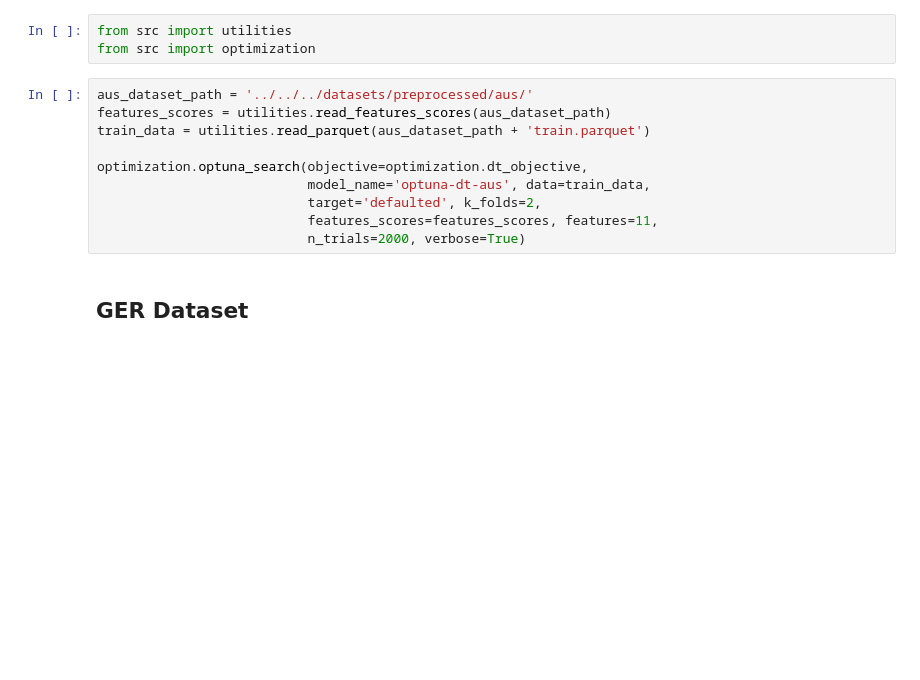
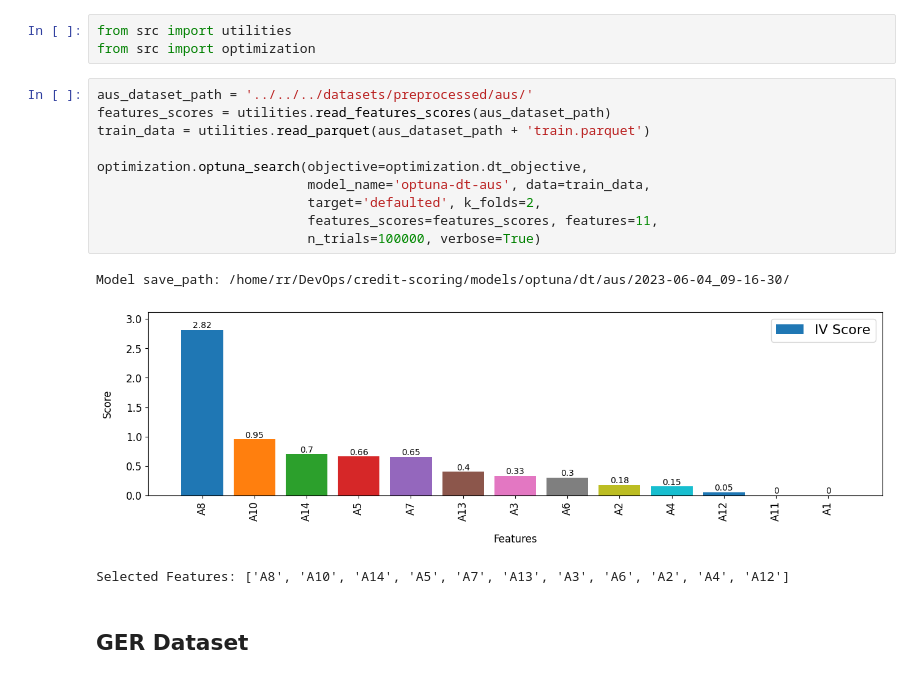
Before and after one commit to rambodrahmani/credit-scoring, a Jupyter notebook: notebooks/optimization/dt/dt.ipynb, the cells around one changed output. Drawn from its saved outputs; the diff is of its cells as text; blank space fills up the shorter version.

Commit message:
Run hyperparamters opt for DT, LR and RF models.

```diff
--- a/notebooks/optimization/dt/dt.ipynb
+++ b/notebooks/optimization/dt/dt.ipynb
@@ -8,13 +8,17 @@ from src import optimization
 # %%
 aus_dataset_path = '../../../datasets/preprocessed/aus/'
 features_scores = utilities.read_features_scores(aus_dataset_path)
 train_data = utilities.read_parquet(aus_dataset_path + 'train.parquet')
 
 optimization.optuna_search(objective=optimization.dt_objective,
                            model_name='optuna-dt-aus', data=train_data,
                            target='defaulted', k_folds=2,
                            features_scores=features_scores, features=11,
-                           n_trials=2000, verbose=True)
+                           n_trials=100000, verbose=True)
+# %% [output]
+Model save_path: /home/rr/DevOps/credit-scoring/models/optuna/dt/aus/2023-06-04_09-16-30/
+[figure, added]
+Selected Features: ['A8', 'A10', 'A14', 'A5', 'A7', 'A13', 'A3', 'A6', 'A2', 'A4', 'A12']
 # %% [markdown]
 ## **GER Dataset**
 # %%
```
Also changed, not shown: parts of 4 cells of this notebook, 3 other files.
